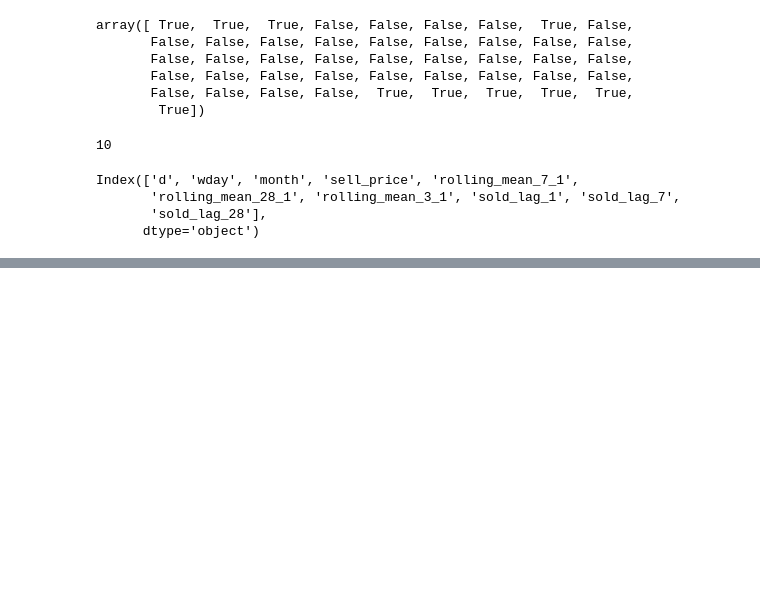
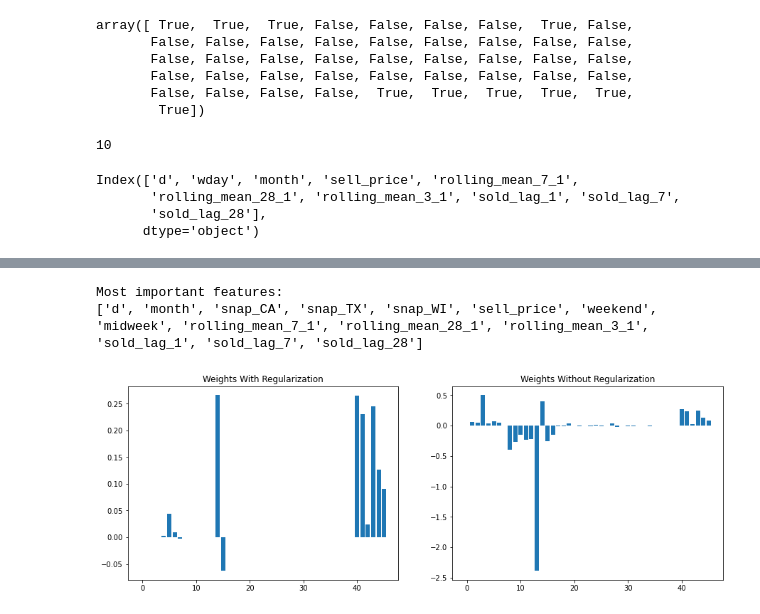
Before and after one commit to kanitjompuk40/GroupWork, a Jupyter notebook: AML/Decision_tree_feature_selection.ipynb, the cells around one changed output, grey strips where cells are left out. Cells and saved outputs as stored; diff of their text form; code cells hidden in the pictures; blank space fills up the shorter version.

```diff
--- a/AML/Decision_tree_feature_selection.ipynb
+++ b/AML/Decision_tree_feature_selection.ipynb
@@ -123,0 +155,31 @@ Index(['d', 'wday', 'month', 'sell_price', 'rolling_mean_7_1',
+# %%
+#With Regularization
+lasso=Lasso(alpha=0.02)
+lasso.fit(X_train,y_train)
+w_lasso=lasso.coef_
+
+#Without Regularization
+lm=LinearRegression()
+lm.fit(X_train,y_train)
+w_lm=lm.coef_
+
+fig,ax=plt.subplots(1,2,figsize=(15,5))
+ax[0].bar(np.arange(len(w_lasso)),w_lasso)
+ax[0].set_title("Weights With Regularization")
+ax[1].bar(np.arange(len(w_lm)),w_lm)
+ax[1].set_title("Weights Without Regularization")
+
+plt.show
+
+important_features=[]
+for i in range(len(w_lasso)):
+    if w_lasso[i]!=0:
+        important_features.append(df.columns[i])
+    else:
+        pass
+
+print(f"Most important features: \n{important_features}\n")
+# %% [output]
+Most important features:
+['d', 'month', 'snap_CA', 'snap_TX', 'snap_WI', 'sell_price', 'weekend', 'midweek', 'rolling_mean_7_1', 'rolling_mean_28_1', 'rolling_mean_3_1', 'sold_lag_1', 'sold_lag_7', 'sold_lag_28']
+[figure, added]
```
Also changed, not shown: parts of 8 cells of this notebook.
